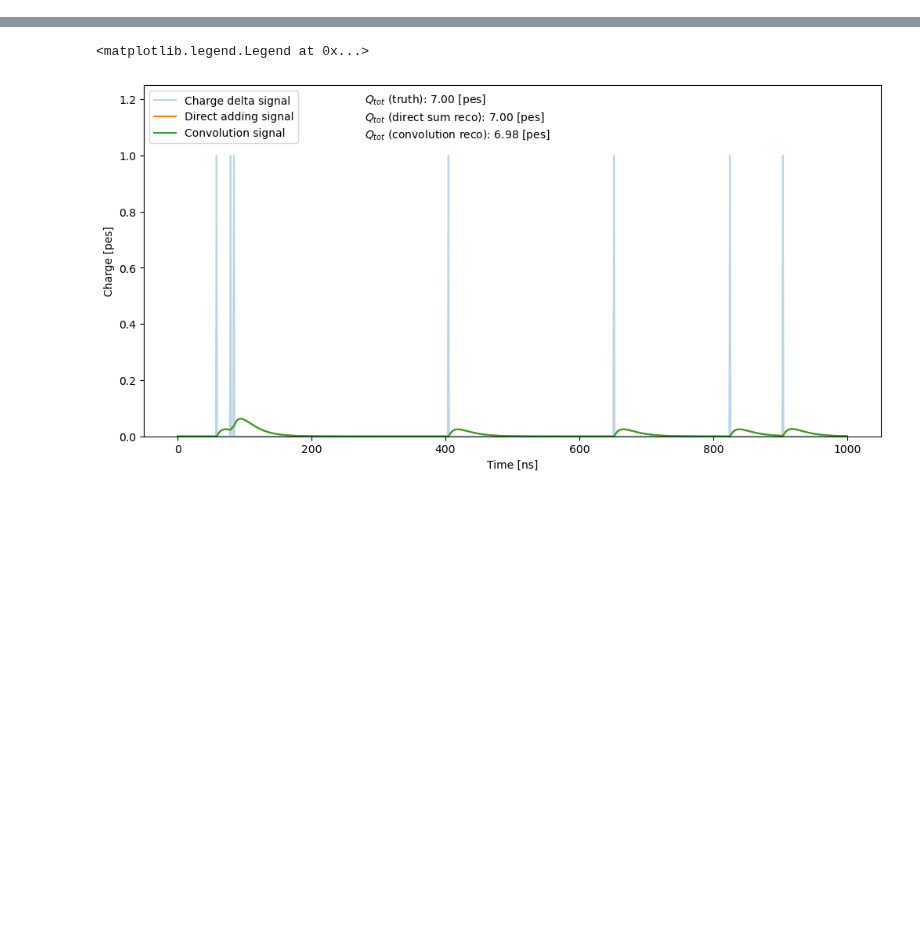
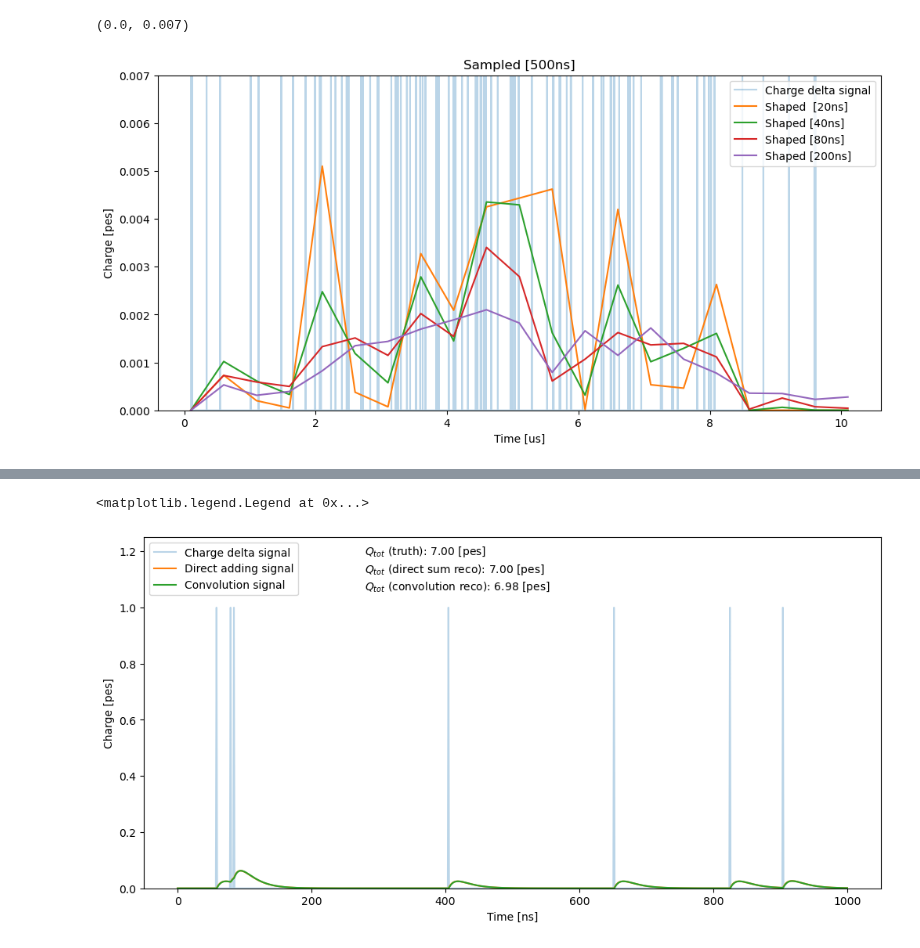
Before and after one commit to mariandbt/python, a Jupyter notebook: notebooks/20240301_TOY_SIMULATION.ipynb, the cells around one changed output, grey strips where cells are left out. Cells and saved outputs as stored; diff of their text form; code cells hidden in the pictures; blank space fills up the shorter version.

```diff
--- a/notebooks/20240301_TOY_SIMULATION.ipynb
+++ b/notebooks/20240301_TOY_SIMULATION.ipynb
@@ -118,0 +214,42 @@ ax.legend(loc = 'upper left')
+# %%
+# Sample: Filter data
+# samplin_rate_in_ns = 25 # [ns]
+# samplin_rate_in_ns = 1e3 # [ns] = 1[us]
+samplin_rate_in_ns = 500 # [ns] = 1[us]
+
+dt_in_ns = bin_means[1]-bin_means[0]
+samplin_step = int(samplin_rate_in_ns//dt_in_ns)
+
+s2_data_shaped_sampled_20  = convolution_20[::samplin_step]
+s2_data_shaped_sampled_40  = convolution_40[::samplin_step]
+s2_data_shaped_sampled_80  = convolution_80[::samplin_step]
+s2_data_shaped_sampled_200 = convolution_200[::samplin_step]
+# %%
+
+samplin_rate_in_us = samplin_rate_in_ns*1e-3 # [us]
+
+t0_in_us = 0.1
+
+t_in_us = t0_in_us + np.arange(0, len(s2_data_shaped_sampled_20)*samplin_rate_in_us, samplin_rate_in_us)
+# %%
+fig, ax = plt.subplots(nrows = 1, ncols = 1, figsize=(10, 5), constrained_layout=True)
+
+ax.plot(np.linspace(t_in_us.min(), t_in_us.max(), len(events)),
+        events, label = 'Charge delta signal', alpha=0.3)
+
+ax.plot(t_in_us, s2_data_shaped_sampled_20, label = f'Shaped  [20ns]')
+ax.plot(t_in_us, s2_data_shaped_sampled_40, label = 'Shaped [40ns]')
+ax.plot(t_in_us, s2_data_shaped_sampled_80, label = 'Shaped [80ns]')
+ax.plot(t_in_us, s2_data_shaped_sampled_200, label = 'Shaped [200ns]')
+
+
+ax.set_title(f'Sampled [{samplin_rate_in_ns}ns]')
+ax.set_xlabel('Time [us]')
+ax.set_ylabel('Charge [pes]')
+ax.legend()
+
+ax.set_ylim(0, 0.007)
+# ax.set_xlim(150, 250)
+# %% [output]
+(0.0, 0.007)
+[figure, added]
```
Also changed, not shown: parts of 18 cells of this notebook, 6 other files.
